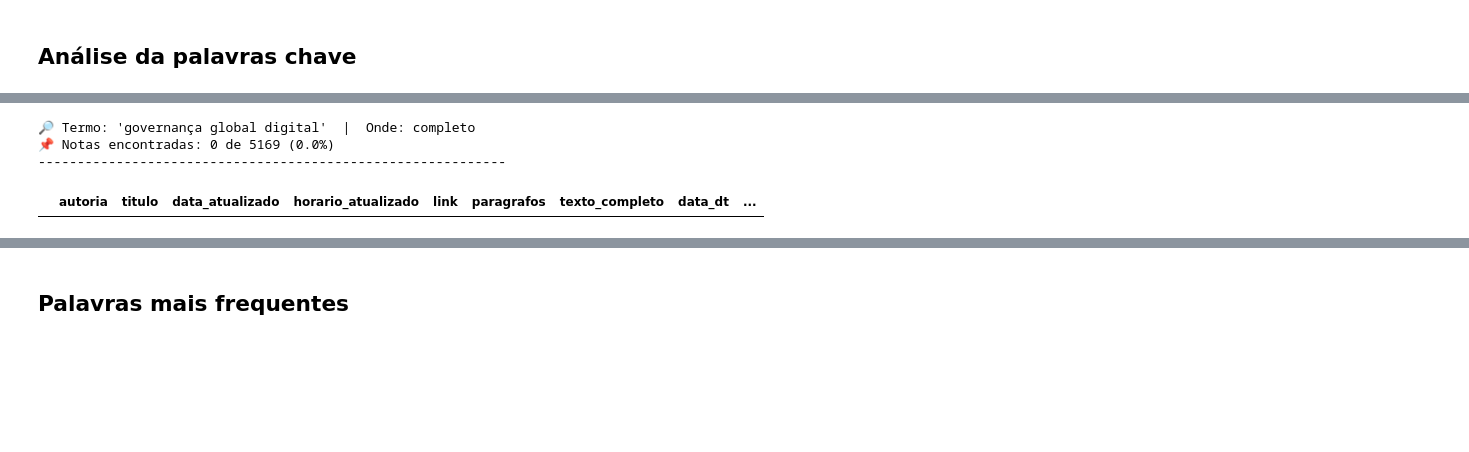
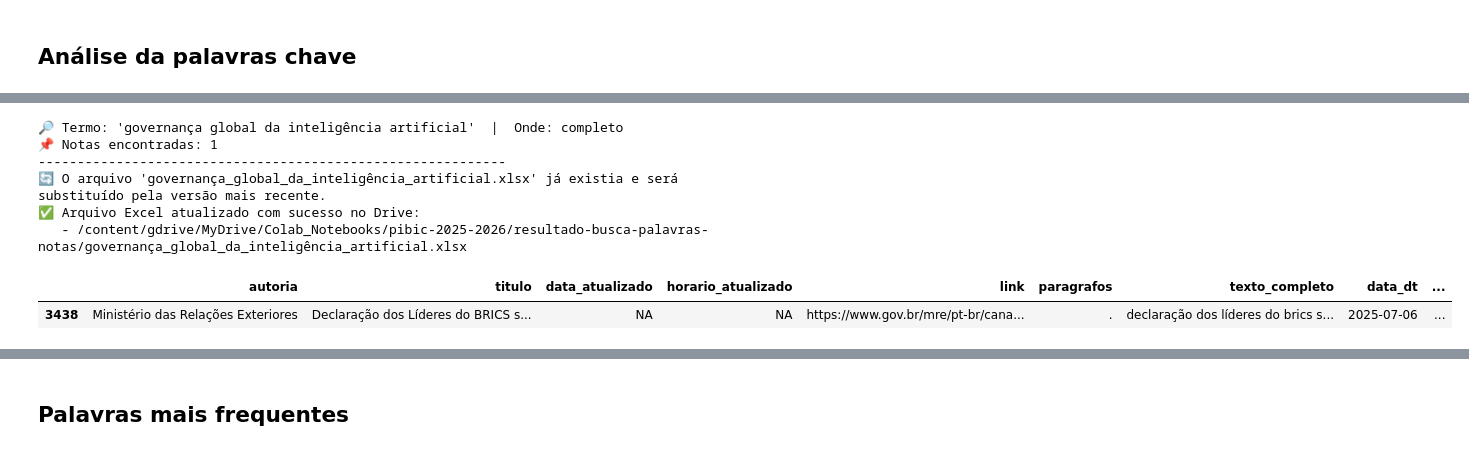
Before and after one commit to juborduchi/governanca-digital_mre, a Jupyter notebook: notebooks/analise_nota_mre.ipynb, the cells around one changed output, grey strips where cells are left out. Cells and saved outputs as stored; diff of their text form; code cells hidden in the pictures; blank space fills up the shorter version.

```diff
--- a/notebooks/analise_nota_mre.ipynb
+++ b/notebooks/analise_nota_mre.ipynb
@@ -375,7 +375,7 @@ plt.show()
 # %% [markdown]
 ## Análise da palavras chave
 # %%
-termos = ['governança digital', 'governança da internet', 'governança da inteligência artificial', 'governança global digital']
+termos = [ 'soberania digital' , 'governança da internet', 'governança da inteligência artificial' , 'governança da IA' , 'governança de dados' , 'ICANN' , 'IGF','multissetorial' ]
 frequencia = {}
 
 for termo in termos:
@@ -412,32 +412 @@ df_customizado
 5169 rows × 11 columns
-# %%
-def buscar_termo(termo, onde='completo'):
-    """
-    Busca um termo nas notas do MRE.
-
-    Parâmetros:
-        termo (str): palavra ou expressão a buscar (não diferencia maiúsc/minúsc)
-        onde (str): 'titulo', 'texto' ou 'completo' (título + corpo)
-
-    Retorna:
-        DataFrame com as notas que contêm o termo
-    """
-    coluna = {
-        'titulo': 'titulo',
-        'texto': 'texto',
-        'completo': 'texto_completo',
-    }[onde]
-
-    # busca case-insensitive; na=False ignora valores faltantes
-    mascara = df_customizado[coluna].str.contains(termo, case=False, na=False, regex=False)
-    resultado = df_customizado[mascara].sort_values('data_dt', ascending=False)
-
-    print(f"🔎 Termo: '{termo}'  |  Onde: {onde}")
-    print(f"📌 Notas encontradas: {len(resultado)} de {len(df_customizado)} ({len(resultado)/len(df_customizado)*100:.1f}%)")
-    print("-" * 60)
-
-    for _, row in resultado.iterrows():
-        data_str = row['data_dt'].strftime('%d/%m/%Y') if pd.notna(row['data_dt']) else '?'
-        print(f"  • [{data_str}] {row['titulo']}")
-
-    return resultado
@@ -479,7 +510,11 @@ buscar_termo('governança', onde='completo')
 # %%
-buscar_termo('governança global digital', onde='completo')
+buscar_termo('governança global da inteligência artificial', onde='completo')
 # %% [output]
-🔎 Termo: 'governança global digital'  |  Onde: completo
-📌 Notas encontradas: 0 de 5169 (0.0%)
+🔎 Termo: 'governança global da inteligência artificial'  |  Onde: completo
+📌 Notas encontradas: 1
 ------------------------------------------------------------
+🔄 O arquivo 'governança_global_da_inteligência_artificial.xlsx' já existia e será substituído pela versão mais recente.
+✅ Arquivo Excel atualizado com sucesso no Drive:
+   - /content/gdrive/MyDrive/Colab_Notebooks/pibic-2025-2026/resultado-busca-palavras-notas/governança_global_da_inteligência_artificial.xlsx
 |  | autoria | titulo | data_atualizado | horario_atualizado | link | paragrafos | texto_completo | data_dt | ... |
+| 3438 | Ministério das Relações Exteriores | Declaração dos Líderes do BRICS s... | NA | NA | https://www.gov.br/mre/pt-br/cana... | . | declaração dos líderes do brics s... | 2025-07-06 | ... |
```
Also changed, not shown: parts of 40 cells of this notebook.
